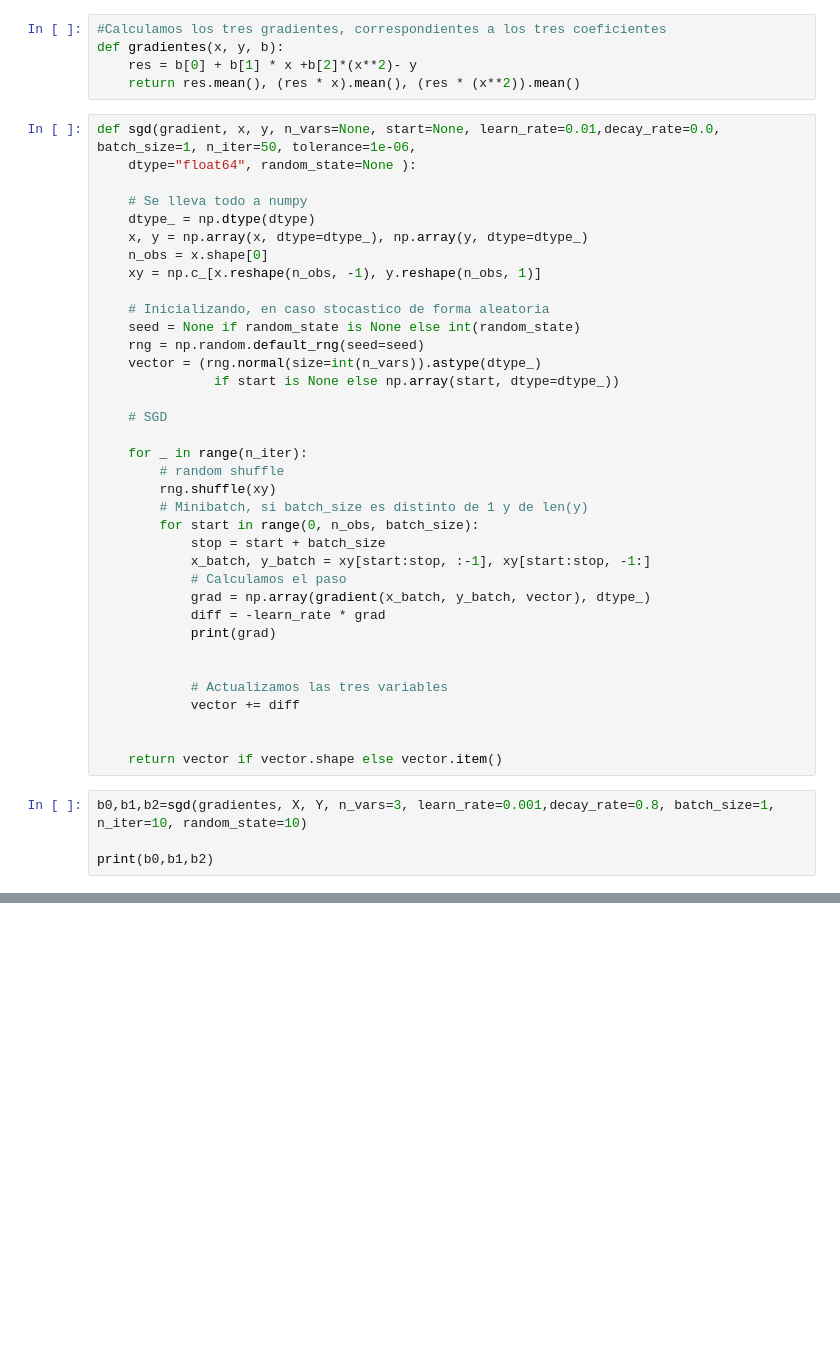
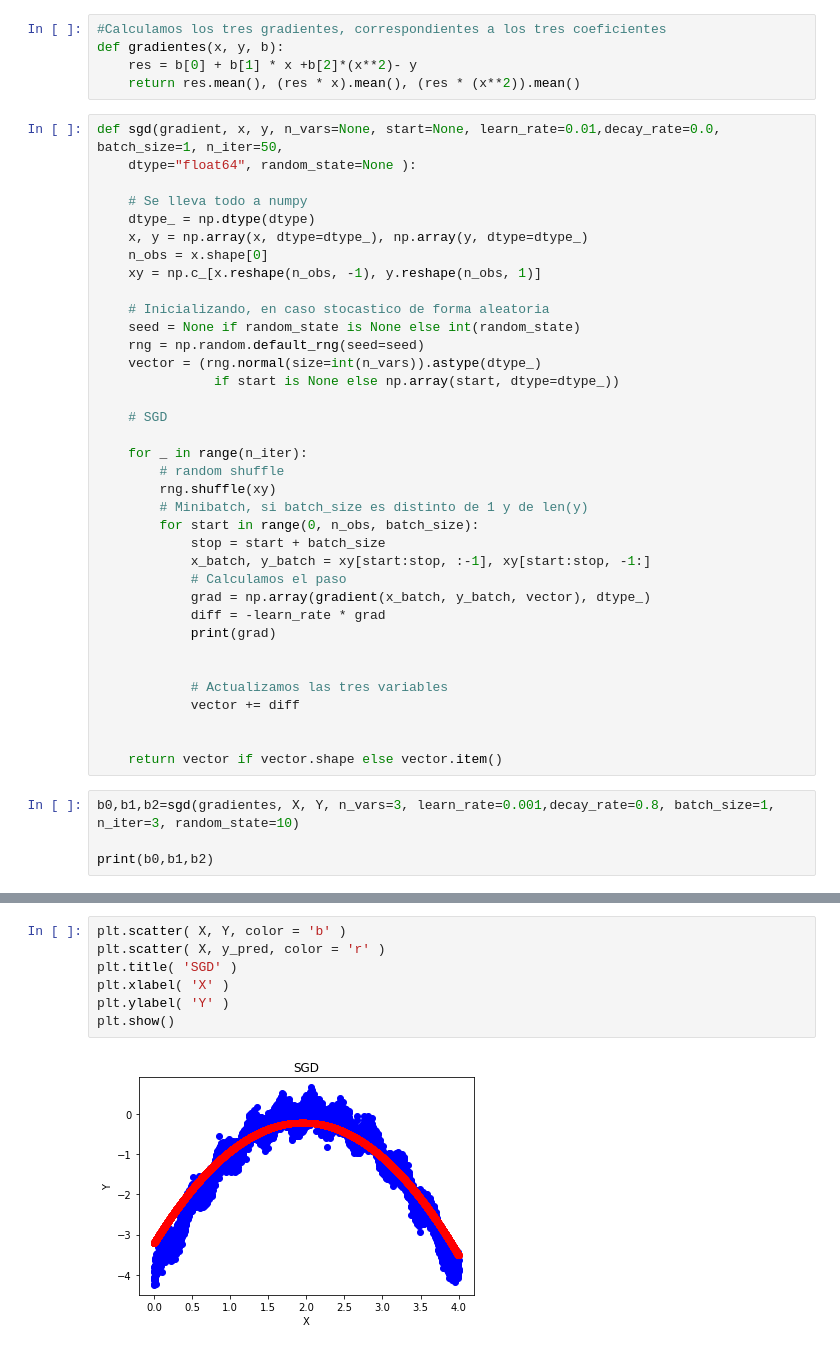
Before and after one commit to Oks11111/TP_entrega_DL, a Jupyter notebook: TP2_2.ipynb, the cells around one changed output, grey strips where cells are left out. Saved outputs shown, nothing was run; the diff lists cells and outputs as text; blank space fills up the shorter version.

```diff
--- a/TP2_2.ipynb
+++ b/TP2_2.ipynb
@@ -32,7 +35,7 @@ def gradientes(x, y, b):
     res = b[0] + b[1] * x +b[2]*(x**2)- y
     return res.mean(), (res * x).mean(), (res * (x**2)).mean()
 # %%
-def sgd(gradient, x, y, n_vars=None, start=None, learn_rate=0.01,decay_rate=0.0, batch_size=1, n_iter=50, tolerance=1e-06,
+def sgd(gradient, x, y, n_vars=None, start=None, learn_rate=0.01,decay_rate=0.0, batch_size=1, n_iter=50,
     dtype="float64", random_state=None ):
 
     # Se lleva todo a numpy
@@ -68,7 +71,7 @@ def sgd(gradient, x, y, n_vars=None, start=None, learn_rate=0.01,decay_rate=0.0,
 
     return vector if vector.shape else vector.item()
 # %%
-b0,b1,b2=sgd(gradientes, X, Y, n_vars=3, learn_rate=0.001,decay_rate=0.8, batch_size=1, n_iter=10, random_state=10)
+b0,b1,b2=sgd(gradientes, X, Y, n_vars=3, learn_rate=0.001,decay_rate=0.8, batch_size=1, n_iter=3, random_state=10)
 
 print(b0,b1,b2)
 # %% [output]
@@ -128,0 +101,9 @@ array([nan, nan, nan, nan, nan, nan, nan, nan, nan, nan, nan, nan, nan,
+# %%
+plt.scatter( X, Y, color = 'b' )
+plt.scatter( X, y_pred, color = 'r' )
+plt.title( 'SGD' )
+plt.xlabel( 'X' )
+plt.ylabel( 'Y' )
+plt.show()
+# %% [output]
+[figure, added]
```
Also changed, not shown: parts of 5 cells of this notebook.
